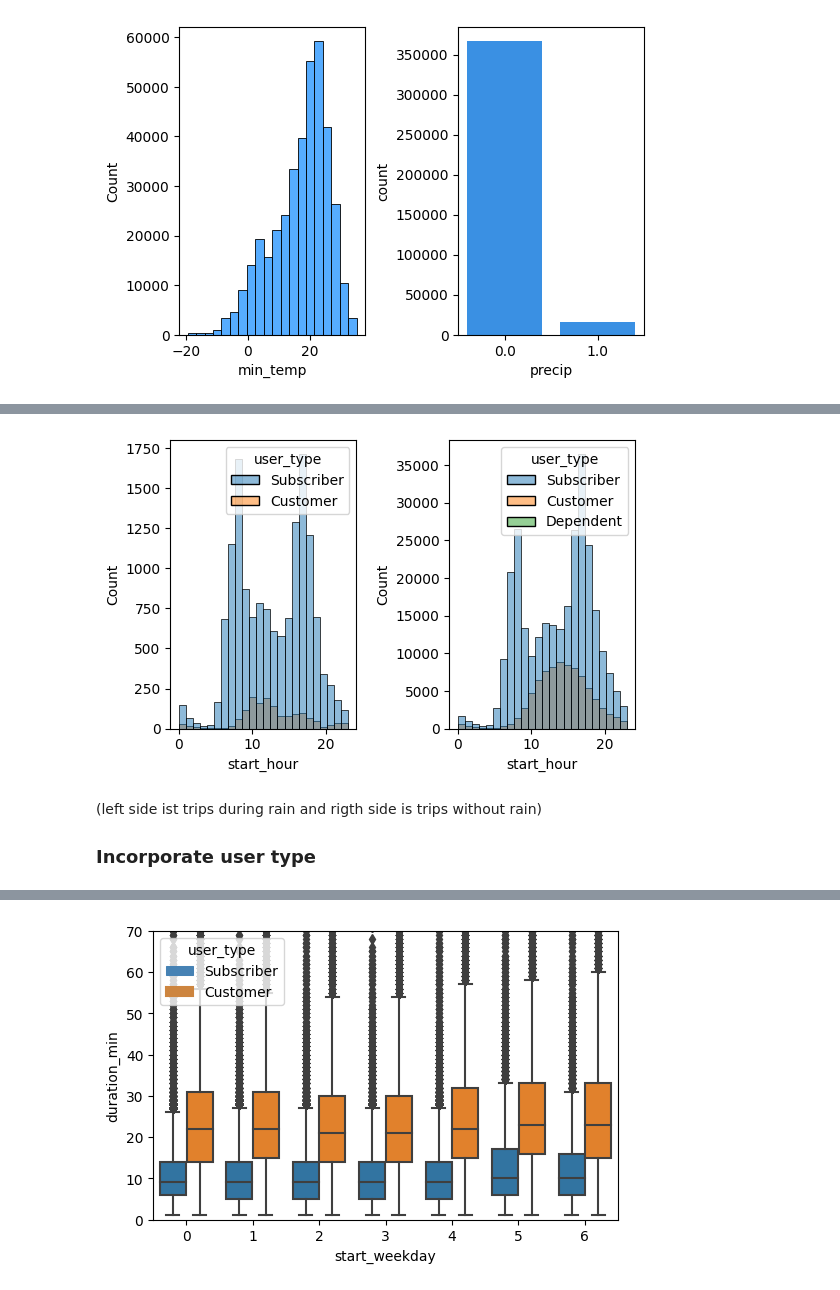
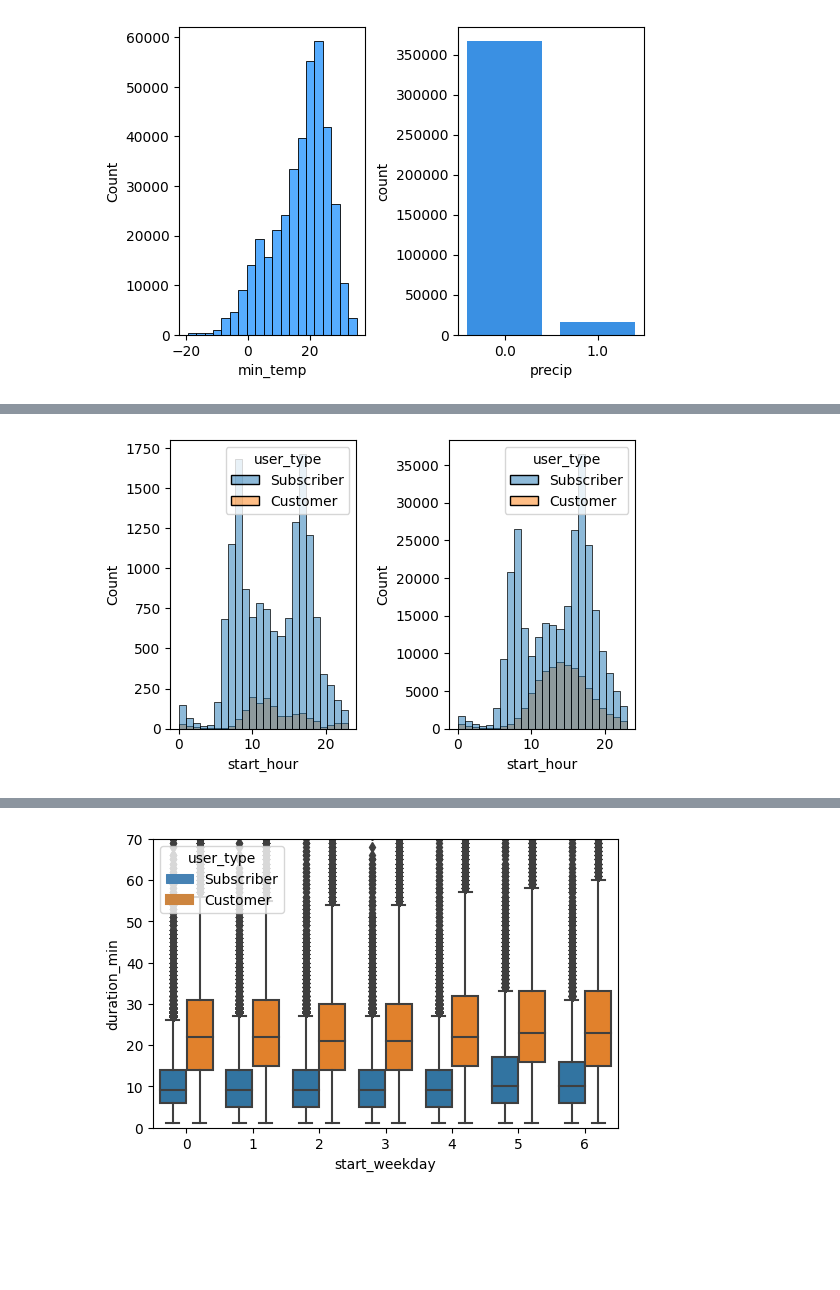
Before and after one commit to agruenb/AA-2022-TEAM-11, a Jupyter notebook: temporal_analysis.ipynb, the cells around one changed output, grey strips where cells are left out. Saved outputs shown, nothing was run; the diff lists cells and outputs as text; code cells hidden in the pictures; blank space fills up the shorter version.

```diff
--- a/temporal_analysis.ipynb
+++ b/temporal_analysis.ipynb
@@ -120,0 +162,2 @@ Compare weekdays with rain or not:
+# %%
+bike_data_clean = bike_data[bike_data["user_type"] != "Dependent"]
@@ -121,17 +187,12 @@ Compare weekdays with rain or not:
 # %%
-trips_with_rain = bike_data[bike_data["precip"] == 1.0]
-trips_no_rain = bike_data[bike_data["precip"] == 0.0]
-
-#number_of_rainy_days = len(trips_with_rain[["start_day","start_month"]].drop_duplicates())
+# compare trips by subscribers and Customer during rain (left is rain, right is no rain)
+trips_with_rain = bike_data_clean[bike_data_clean["precip"] == 1.0]
+trips_no_rain = bike_data_clean[bike_data_clean["precip"] == 0.0]
 
 f, axes = plt.subplots(1, 2)
 plt.subplots_adjust(wspace=0.5)
 sns.histplot(data=trips_with_rain, x="start_hour", hue="user_type", color="dodgerblue", bins= 24, ax=axes[0])
 sns.histplot(data=trips_no_rain, x="start_hour", hue="user_type", color="dodgerblue", bins= 24, ax=axes[1])
 plt.show()
 # %% [output]
-[figure, old version]
+[figure, new version]
-# %% [markdown]
-(left side ist trips during rain and rigth side is trips without rain)
-
-### Incorporate user type
```
Also changed, not shown: parts of 34 cells of this notebook.
